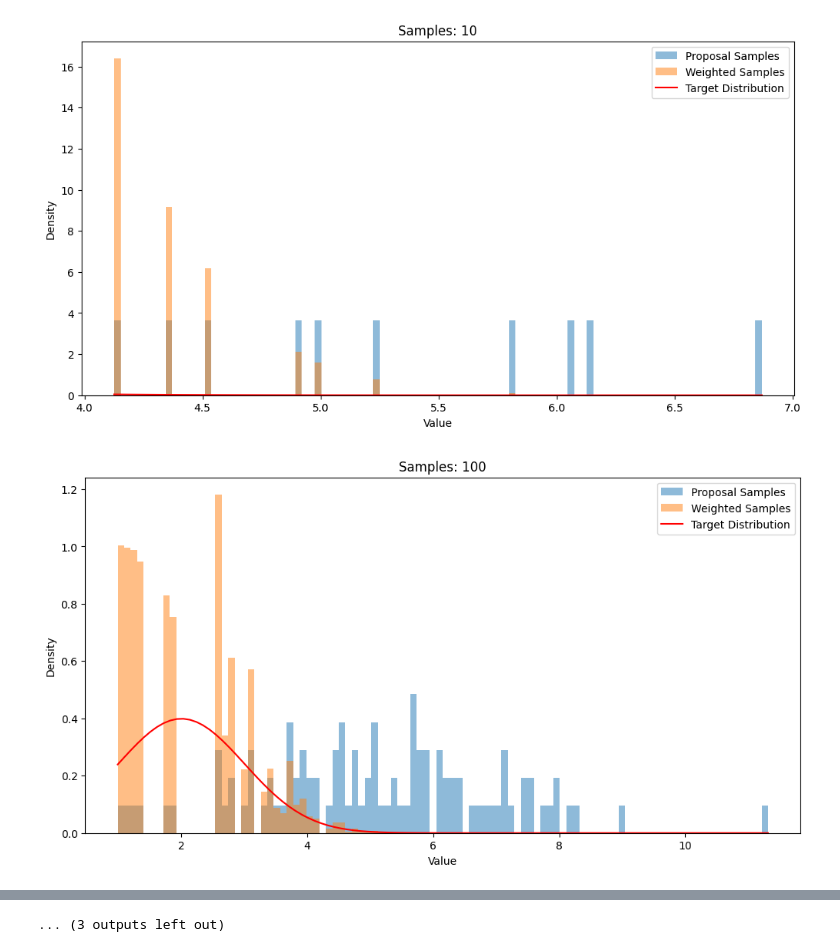
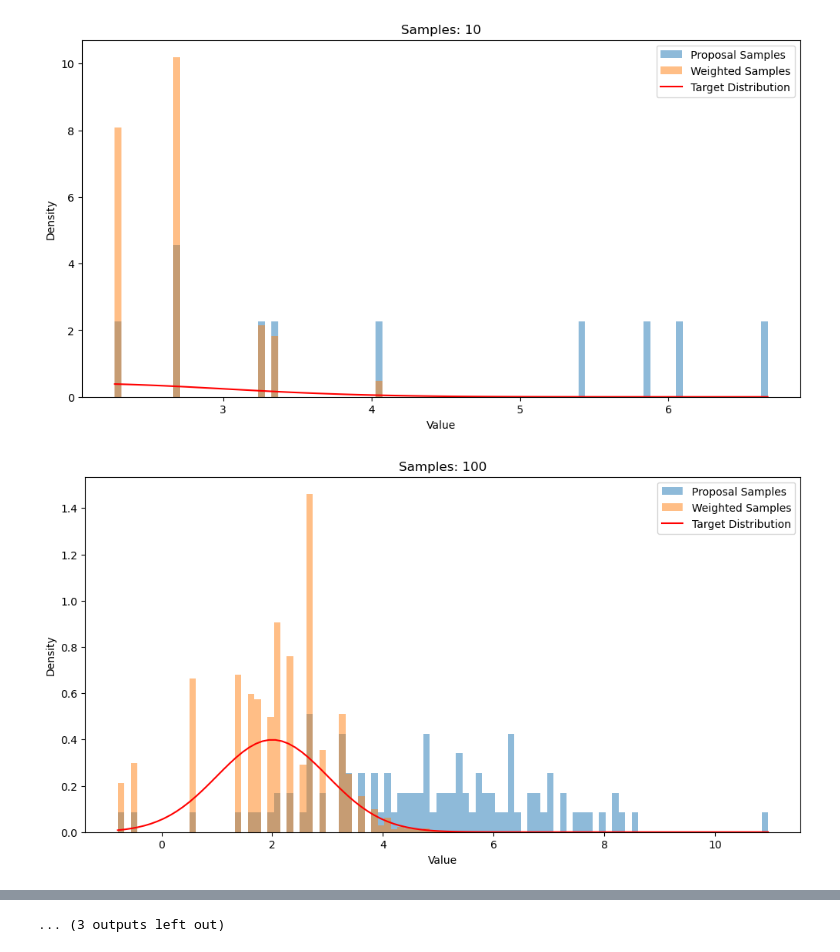
Before and after one commit to kensho-pilkey/560Homework, a Jupyter notebook: Homework2/comp560-assn2-ImportanceSampling.ipynb, the cells around one changed output, grey strips where cells are left out. Drawn from its saved outputs; the diff is of its cells as text; code cells hidden in the pictures.

```diff
--- a/Homework2/comp560-assn2-ImportanceSampling.ipynb
+++ b/Homework2/comp560-assn2-ImportanceSampling.ipynb
@@ -6,13 +6,18 @@ from scipy.stats import norm
 # Define the target distributions
 # TODO
 def target_distribution_pdf1(x):
-    return None
+    return (1.0 / np.sqrt(2.0 * np.pi)) * np.exp(-0.5 * (x - 2)**2)
 
 def target_distribution_pdf2(x):
-    return None
+    f1 = (1.0 / np.sqrt(2.0 * np.pi)) * np.exp(-0.5 * (x - 2)**2)
+    f2 = (1.0 / np.sqrt(2.0 * np.pi)) * np.exp(-0.5 * (x - 10)**2)
+    return 0.3 * f1 + 0.7 * f2
 
 def target_distribution_pdf3(x):
-    return None
+    fx = np.zeros_like(x, dtype=float)
+    fx[(x >= 2) & (x <= 5)] = 0.1
+    fx[(x >= 10) & (x <= 13)] = 0.23333
+    return fx
 
 
 # Define the proposal distribution
@@ -22,7 +27,9 @@ def proposal_distribution(x):
 # Function to calculate importance weights
 def calculate_importance_weights(samples, target_distribution_func):
     # TODO
-    return None
+    p_vals = target_distribution_func(samples)
+    q_vals = proposal_distribution(samples)
+    return p_vals / q_vals
 
 # Function to plot the evolution of histograms and best-fit Gaussian
 def plot_evolution_and_fit(num_samples, increments, target_distribution_func):
@@ -42,32 +49,32 @@ def plot_evolution_and_fit(num_samples, increments, target_distribution_func):
         plt.figure(figsize=(12, 6))
 
         # Plot proposal samples histogram
         plt.hist(total_samples_array, bins=100, alpha=0.5, label='Proposal Samples', density=True)
 
         # Plot weighted samples histogram
         plt.hist(total_samples_array, bins=100, weights=weights_array, alpha=0.5, label='Weighted Samples', density=True)
 
         # Calculate and plot best-fit Gaussian for weighted samples
         x = np.linspace(np.min(total_samples_array), np.max(total_samples_array), 100)
 
         # Plot the true target distribution for comparison
         y = target_distribution_func(x)
         plt.plot(x, y, 'r-', label='Target Distribution')
 
         plt.title(f"Samples: {len(total_samples)}")
         plt.xlabel("Value")
         plt.ylabel("Density")
         plt.legend()
         plt.show()
 
 # Parameters
 num_samples = 100000
 increments = [10, 90, 900, 9000, 90000]  # Sample sizes to show evolution
 
 # Plot the evolution of histograms for all three target functions
 plot_evolution_and_fit(num_samples, increments, target_distribution_pdf1)
 plot_evolution_and_fit(num_samples, increments, target_distribution_pdf2)
 plot_evolution_and_fit(num_samples, increments, target_distribution_pdf3)
 # %% [output]
-[figure, old version]
+[figure, new version]
-[figure, old version]
+[figure, new version]
```
Also changed, not shown: parts of 4 cells of this notebook.
